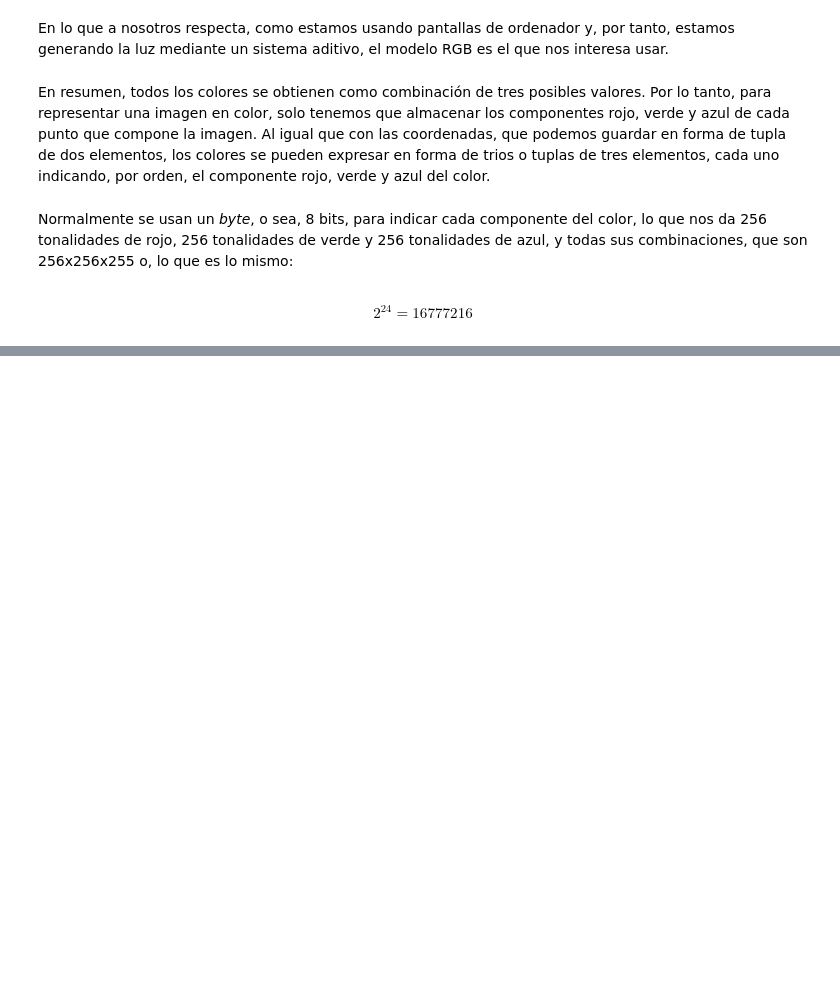
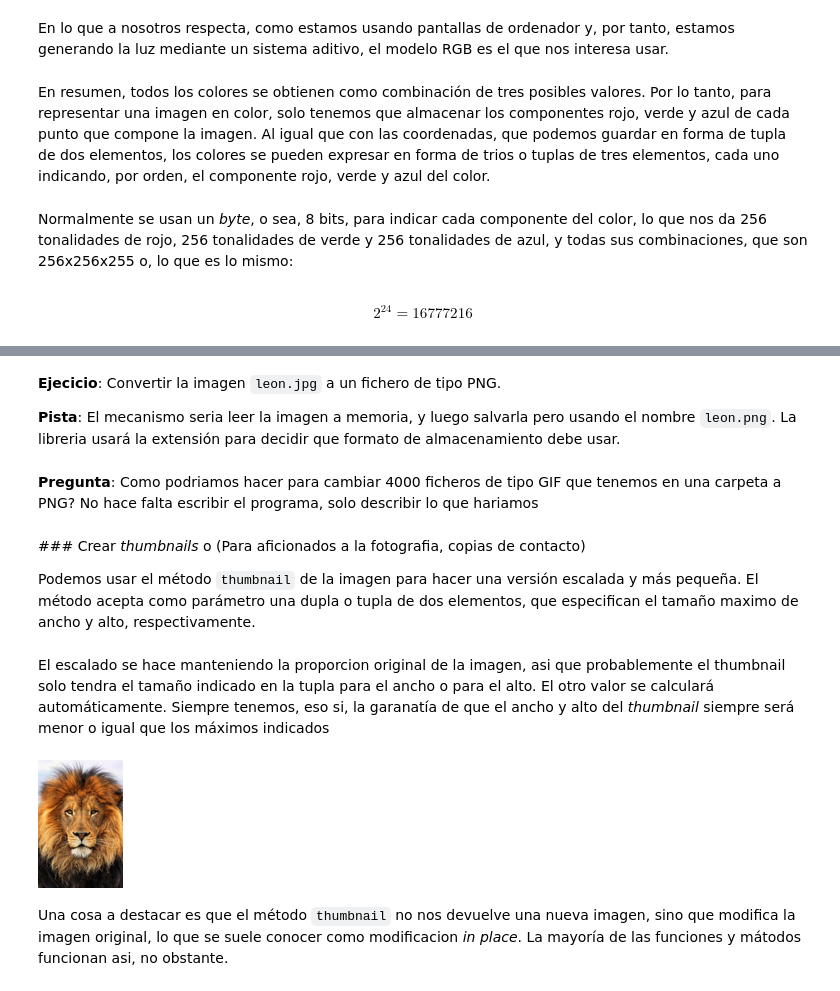
Before and after one commit to pythoncanarias/eoi, a Jupyter notebook: 05-libs/external/pillow/pillow.ipynb, the cells around one changed output, grey strips where cells are left out. Cells and saved outputs as stored; diff of their text form; code cells hidden in the pictures; blank space fills up the shorter version.

```diff
--- a/05-libs/external/pillow/pillow.ipynb
+++ b/05-libs/external/pillow/pillow.ipynb
@@ -166,0 +186,6 @@ Successfully installed pillow-7.1.1
+# %% [markdown]
+**Ejecicio**: Convertir la imagen `leon.jpg` a un fichero de tipo PNG.
+
+**Pista**: El mecanismo seria leer la  imagen a memoria, y luego salvarla pero
+usando el nombre `leon.png`. La libreria usará la extensión para decidir
+que formato de almacenamiento debe usar.
@@ -166,0 +194,29 @@ Successfully installed pillow-7.1.1
+# %% [markdown]
+**Pregunta**: Como podriamos hacer para cambiar 4000 ficheros de tipo GIF que
+tenemos en una carpeta a PNG? No hace falta escribir el programa, solo describir
+lo que hariamos
+# %% [markdown]
+### Crear *thumbnails* o (Para aficionados a la fotografia, copias de contacto)
+
+Podemos usar el método `thumbnail` de la imagen para hacer una versión escalada
+y más pequeña. El método acepta como parámetro una dupla o tupla de dos elementos,
+que especifican el tamaño maximo de ancho y alto, respectivamente.
+# %% [markdown]
+El escalado se hace manteniendo la proporcion original de la imagen, asi que
+probablemente el thumbnail solo tendra el tamaño indicado en la tupla para
+el ancho o para el alto. El otro valor se calculará automáticamente. Siempre
+tenemos, eso si, la garanatía de que el ancho y alto del *thumbnail*
+siempre será menor o igual que los máximos indicados
+# %%
+from PIL import Image
+
+with Image.open("leon.jpg") as leon:
+    size = (128, 128)
+    leon.thumbnail(size)
+leon
+# %% [output]
+[figure, added]
+# %% [markdown]
+Una cosa a destacar es que el método `thumbnail` no nos devuelve una nueva imagen, sino
+que modifica la imagen original, lo que se suele conocer como modificacion *in place*. La mayoría
+de las funciones y mátodos funcionan asi, no obstante.
```
Also changed, not shown: parts of 39 cells of this notebook, 5 other files.
